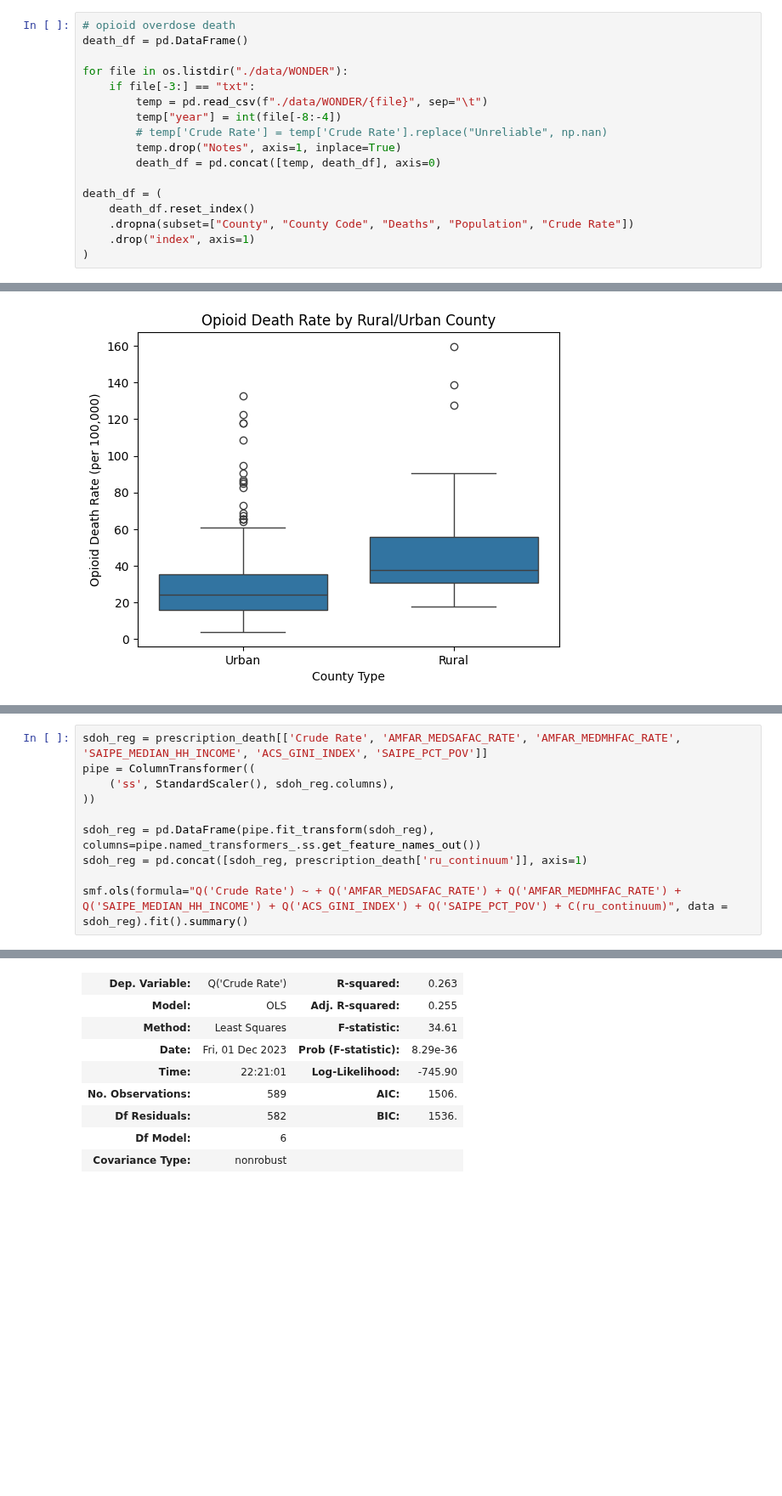
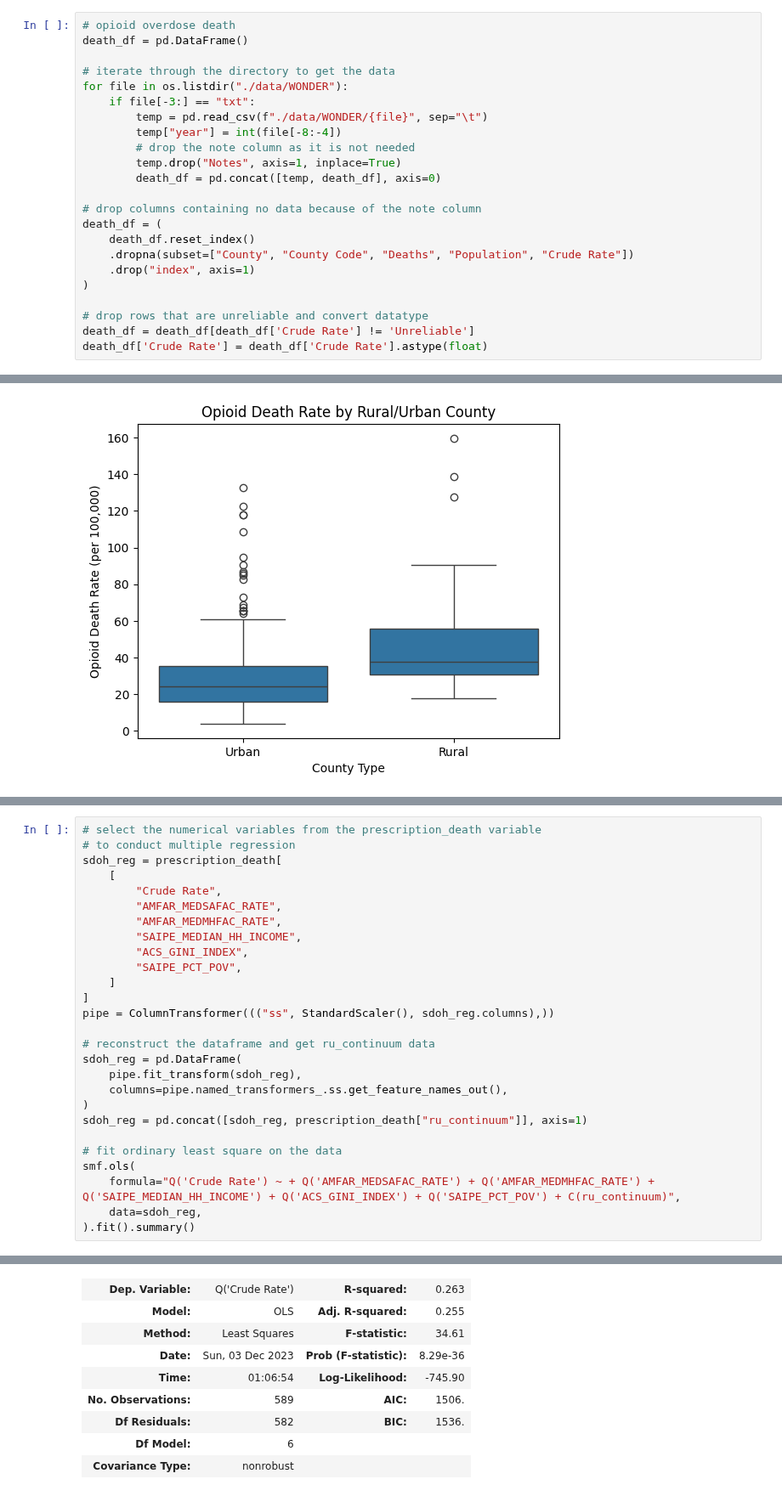
Before and after one commit to Ludougan123234/624-project, a Jupyter notebook: final.ipynb, the cells around one changed output, grey strips where cells are left out. Shown at 85% size. Cells and saved outputs as stored; diff of their text form; blank space fills up the shorter version.

```diff
--- a/final.ipynb
+++ b/final.ipynb
@@ -71,19 +105,25 @@ sgdf = sgdf.drop(['ALAND', 'AWATER','GEOID', 'AFFGEOID', 'STATENS'], axis=1)
 # opioid overdose death
 death_df = pd.DataFrame()
 
+# iterate through the directory to get the data
 for file in os.listdir("./data/WONDER"):
     if file[-3:] == "txt":
         temp = pd.read_csv(f"./data/WONDER/{file}", sep="\t")
         temp["year"] = int(file[-8:-4])
-        # temp['Crude Rate'] = temp['Crude Rate'].replace("Unreliable", np.nan)
+        # drop the note column as it is not needed
         temp.drop("Notes", axis=1, inplace=True)
         death_df = pd.concat([temp, death_df], axis=0)
 
+# drop columns containing no data because of the note column
 death_df = (
     death_df.reset_index()
     .dropna(subset=["County", "County Code", "Deaths", "Population", "Crude Rate"])
     .drop("index", axis=1)
 )
+
+# drop rows that are unreliable and convert datatype
+death_df = death_df[death_df['Crude Rate'] != 'Unreliable']
+death_df['Crude Rate'] = death_df['Crude Rate'].astype(float)
 # %%
 # Concatenate Opioid dispensing rate 2006-2020 data
 # set to True if we want to refresh CDC data source
@@ -1003,20 +1110,37 @@ tuple = (119.91752062040705, 1.7333177596467566e-25)
 # %%
-sdoh_reg = prescription_death[['Crude Rate', 'AMFAR_MEDSAFAC_RATE', 'AMFAR_MEDMHFAC_RATE', 'SAIPE_MEDIAN_HH_INCOME', 'ACS_GINI_INDEX', 'SAIPE_PCT_POV']]
-pipe = ColumnTransformer((
-    ('ss', StandardScaler(), sdoh_reg.columns),
-))
+# select the numerical variables from the prescription_death variable
+# to conduct multiple regression
+sdoh_reg = prescription_death[
+    [
+        "Crude Rate",
+        "AMFAR_MEDSAFAC_RATE",
+        "AMFAR_MEDMHFAC_RATE",
+        "SAIPE_MEDIAN_HH_INCOME",
+        "ACS_GINI_INDEX",
+        "SAIPE_PCT_POV",
+    ]
+]
+pipe = ColumnTransformer((("ss", StandardScaler(), sdoh_reg.columns),))
 
-sdoh_reg = pd.DataFrame(pipe.fit_transform(sdoh_reg), columns=pipe.named_transformers_.ss.get_feature_names_out())
-sdoh_reg = pd.concat([sdoh_reg, prescription_death['ru_continuum']], axis=1)
+# reconstruct the dataframe and get ru_continuum data
+sdoh_reg = pd.DataFrame(
+    pipe.fit_transform(sdoh_reg),
+    columns=pipe.named_transformers_.ss.get_feature_names_out(),
+)
+sdoh_reg = pd.concat([sdoh_reg, prescription_death["ru_continuum"]], axis=1)
 
-smf.ols(formula="Q('Crude Rate') ~ + Q('AMFAR_MEDSAFAC_RATE') + Q('AMFAR_MEDMHFAC_RATE') + Q('SAIPE_MEDIAN_HH_INCOME') + Q('ACS_GINI_INDEX') + Q('SAIPE_PCT_POV') + C(ru_continuum)", data = sdoh_reg).fit().summary()
+# fit ordinary least square on the data
+smf.ols(
+    formula="Q('Crude Rate') ~ + Q('AMFAR_MEDSAFAC_RATE') + Q('AMFAR_MEDMHFAC_RATE') + Q('SAIPE_MEDIAN_HH_INCOME') + Q('ACS_GINI_INDEX') + Q('SAIPE_PCT_POV') + C(ru_continuum)",
+    data=sdoh_reg,
+).fit().summary()
 # %% [output]
 OLS Regression Results
 | Dep. Variable: | Q('Crude Rate') | R-squared: | 0.263 |
 | Model: | OLS | Adj. R-squared: | 0.255 |
 | Method: | Least Squares | F-statistic: | 34.61 |
-| Date: | Fri, 01 Dec 2023 | Prob (F-statistic): | 8.29e-36 |
-| Time: | 22:21:01 | Log-Likelihood: | -745.90 |
+| Date: | Sun, 03 Dec 2023 | Prob (F-statistic): | 8.29e-36 |
+| Time: | 01:06:54 | Log-Likelihood: | -745.90 |
 | No. Observations: | 589 | AIC: | 1506. |
 | Df Residuals: | 582 | BIC: | 1536. |
 | Df Model: | 6 |  |  |
```
Also changed, not shown: parts of 40 cells of this notebook, 1 other file.
